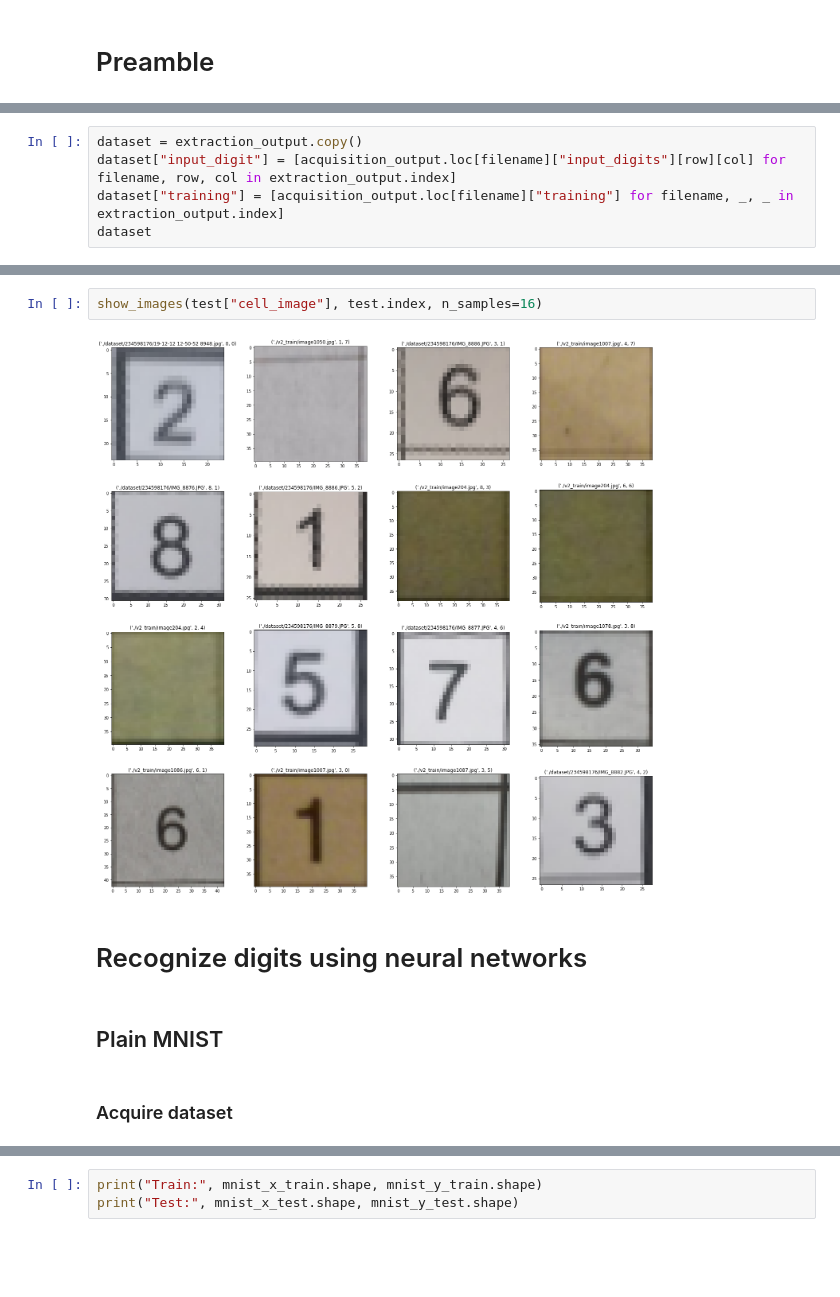
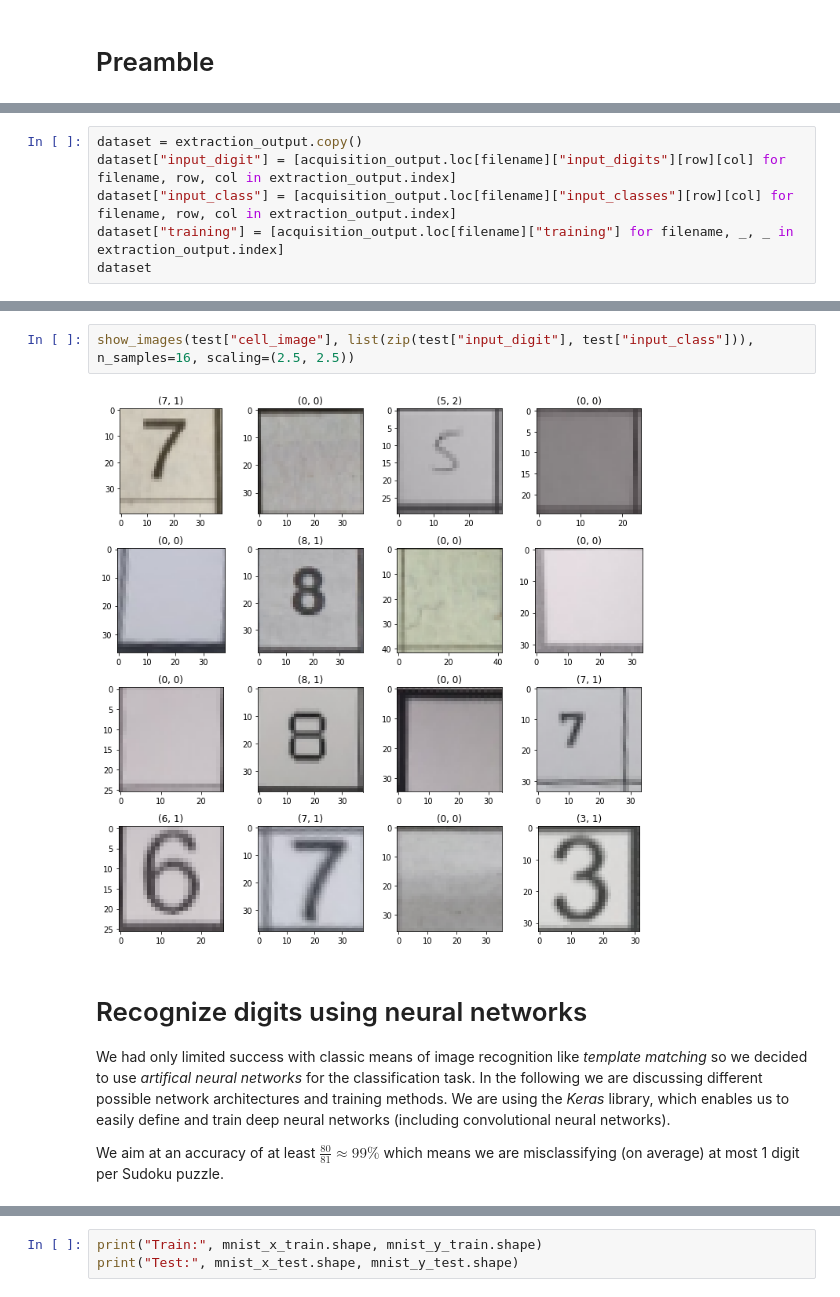
Before and after one commit to uol-mediaprocessing-201920/group-projects-sudoku-solver, a Jupyter notebook: main_recognition.ipynb, the cells around one changed output, grey strips where cells are left out. Cells and saved outputs as stored; diff of their text form; blank space fills up the shorter version.

```diff
--- a/main_recognition.ipynb
+++ b/main_recognition.ipynb
@@ -94,6 +72,7 @@ extraction_output
 # %%
 dataset = extraction_output.copy()
 dataset["input_digit"] = [acquisition_output.loc[filename]["input_digits"][row][col] for filename, row, col in extraction_output.index]
+dataset["input_class"] = [acquisition_output.loc[filename]["input_classes"][row][col] for filename, row, col in extraction_output.index]
 dataset["training"] = [acquisition_output.loc[filename]["training"] for filename, _, _ in extraction_output.index]
 dataset
 # %% [output]
@@ -166,10 +143,12 @@ test
 # %%
-show_images(test["cell_image"], test.index, n_samples=16)
+show_images(test["cell_image"], list(zip(test["input_digit"], test["input_class"])), n_samples=16, scaling=(2.5, 2.5))
 # %% [output]
-[figure, old version]
+[figure, new version]
-# %% [markdown]
-# Recognize digits using neural networks
-# %% [markdown]
-## Plain MNIST
-# %% [markdown]
-### Acquire dataset
+# %% [markdown]
+# Recognize digits using neural networks
+
+We had only limited success with classic means of image recognition like *template matching* so we decided to use *artifical neural networks* for the classification task.
+In the following we are discussing different possible network architectures and training methods.
+We are using the *Keras* library, which enables us to easily define and train deep neural networks (including convolutional neural networks).
+
+We aim at an accuracy of at least $\frac{80}{81}\approx99\%$ which means we are misclassifying (on average) at most 1 digit per Sudoku puzzle.
```
Also changed, not shown: parts of 141 cells of this notebook.
